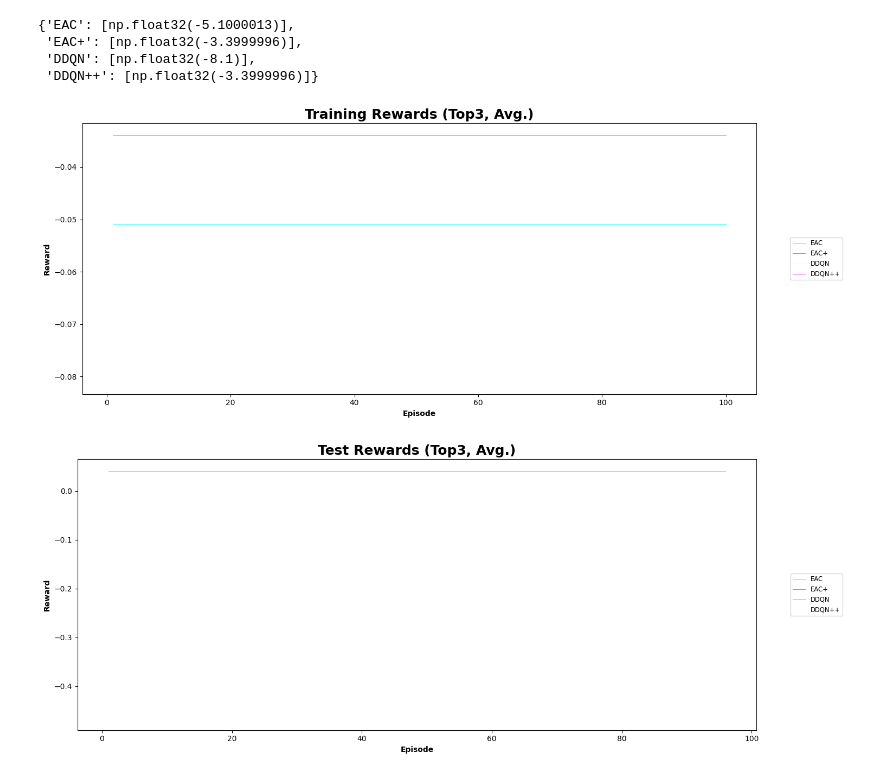
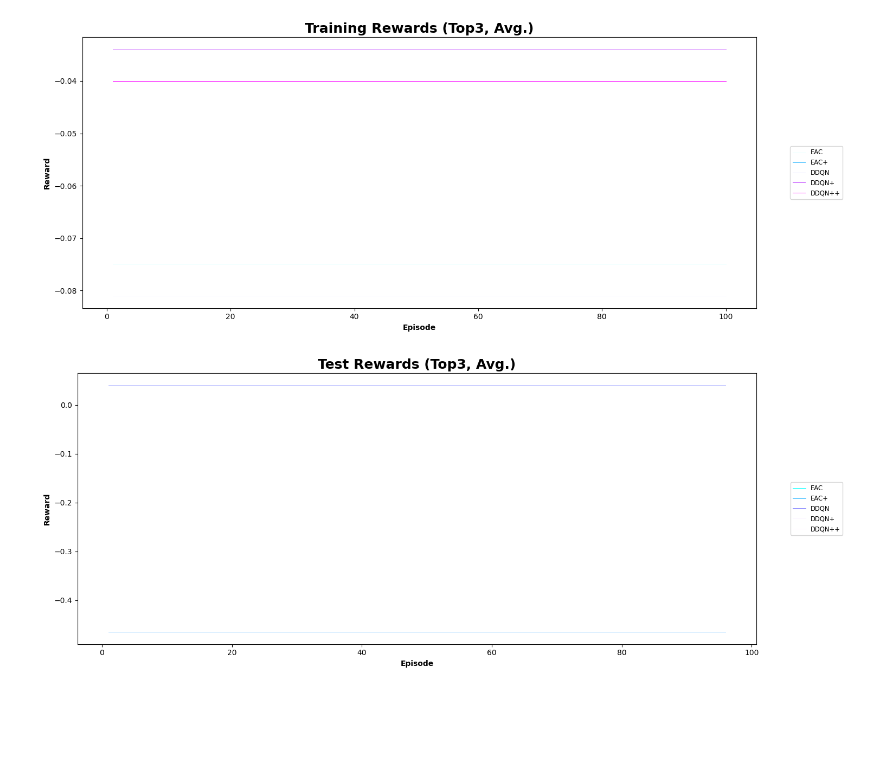
Before and after one commit to take-001/fly_bird_fly, a Jupyter notebook: model/comparison copy.ipynb, the cells around one changed output. Cells and saved outputs as stored; diff of their text form; code cells hidden in the pictures; blank space fills up the shorter version.

```diff
--- a/model/comparison copy.ipynb
+++ b/model/comparison copy.ipynb
@@ -356,7 +356,7 @@ class DuelingDQNAgent:
         self.optimizer = optim.Adam(self.policy_net.parameters(), lr=self.learning_rate)
         self.memory = ReplayMemory(self.memory_size)
 
-    def select_action(self, state, testing=False):
+    def select_action(self, state, testing=0):
         """Epsilon-greedy action selection."""
         if not testing and random.random() < self.epsilon:
             return random.randint(0, self.action_space - 1)  # Random action
@@ -437,7 +437,7 @@ class DuelingDQNAgent:
             total_reward = 0.0
 
             while not done:
-                action = self.select_action(state, testing=True)
+                action = self.select_action(state, testing=1)
                 next_state, reward, done, _, _ = test_env.step(action)
                 state = next_state
                 total_reward += reward
@@ -1052,7 +1231,7 @@ hyper_eac = {
    "entropy_coef": 0.05,
    "value_loss_coef": 1.0,
    "max_grad_norm": 0.5,
-   "episodes": 99500
+   "episodes": 1
 }
 
 hyper_eacp = {
@@ -1063,7 +1242,7 @@ hyper_eacp = {
    "entropy_coef": 0.05,
    "value_loss_coef": 1.0,
    "max_grad_norm": 0.5,
-   "episodes": 99500
+   "episodes": 1
 }
 
 hyper_ddqn = {
@@ -1074,7 +1253,19 @@ hyper_ddqn = {
     "epsilon_min": 0.01,
     "batch_size": 64,
     "memory_size": 10000,
-    "episodes": 99500,
+    "episodes": 1,
+    "target_update_freq": 10
+}
+
+hyper_ddqnp = {
+    "learning_rate": 0.001,
+    "discount_factor": 0.999,
+    "epsilon": 1.0,
+    "epsilon_decay": 0.999,
+    "epsilon_min": 0.01,
+    "batch_size": 64,
+    "memory_size": 10000,
+    "episodes": 1,
     "target_update_freq": 10
 }
 
@@ -1086,11 +1277,11 @@ hyper_ddqnpp = {
     "epsilon_min": 0.01,
     "batch_size": 64,
     "memory_size": 10000,
-    "episodes": 99500,
+    "episodes": 1,
     "target_update_freq": 10,
     "rho":0.2,
     "kappa":0.0,
-    "eps_update_freq":[10,100]
+    "eps_update_freq":100
 }
 # %%
 random.seed(1)
@@ -1101,17 +1292,18 @@ eac_agent = EAC_agent(env, hyper_eac)
 ddqn_agent = DuelingDQNAgent(env, hyper_ddqn)
 ddqnpp_agent = DDQNppAgent(env,hyper_ddqnpp)
 eacp_agent=EAC_plus_agent(env,hyper_eacp)
+ddqnp_agent = DDQNPAgent(env,hyper_ddqnp)
 
-agents={"EAC": eac_agent,"EAC+":eacp_agent,"DDQN" : ddqn_agent, "DDQN++":ddqnpp_agent}
+agents={"EAC": eac_agent,"EAC+":eacp_agent,"DDQN" : ddqn_agent,"DDQN+":ddqnp_agent ,"DDQN++":ddqnpp_agent}
 
-for i in ["EAC","EAC+","DDQN","DDQN++"]:
+for i in ["EAC","EAC+","DDQN","DDQN+","DDQN++"]:
     exp_key=i
 
     agent = agents[i]
     exp_res[exp_key] = agent.train()
-    test_res[exp_key] = agent.test(num_episodes=5000, render=None)
+    test_res[exp_key] = agent.test(num_episodes=5, render=None)
     agents[i] =agent
-    with open("../exp_data/comparison_tr.pkl", "wb") as f:
+    with open("../exp_data/comparison2_tr.pkl", "wb") as f:
         pickle.dump(exp_res, f)
-    with open("../exp_data/comparison_test.pkl", "wb") as f:
+    with open("../exp_data/comparison2_test.pkl", "wb") as f:
         pickle.dump(test_res, f)
@@ -1118,21 +1328,12 @@ for i in ["EAC","EAC+","DDQN","DDQN++"]:
-# %%
-with open("../exp_data/comparison_tr.pkl", "rb") as f:
-   exp_res = pickle.load(f)
-exp_res
-# %% [output]
-{'EAC': [np.float32(-5.1000013)],
- 'EAC+': [np.float32(-3.3999996)],
- 'DDQN': [np.float32(-8.1)],
- 'DDQN++': [np.float32(-3.3999996)]}
 # %%
-with open("../exp_data/comparison_tr.pkl", "rb") as f:
+with open("../exp_data/comparison2_tr.pkl", "rb") as f:
    exp_res = pickle.load(f)
-with open("../exp_data/comparison_test.pkl", "rb") as f:
+with open("../exp_data/comparison2_test.pkl", "rb") as f:
    test_res = pickle.load(f)
 plot_rewards_with_opacity(exp_res, "Training Rewards (Top3, Avg.)", "Episode", "Reward","eac_p_tr.png")
 
 # Plot for test_res (test rewards)
 plot_rewards_with_opacity(test_res, "Test Rewards (Top3, Avg.)", "Episode", "Reward","eac_p_test.png")
 # %% [output]
-[figure, old version]
+[figure, new version]
 [figure]
```
Also changed, not shown: parts of 4 cells of this notebook, 11 other files.
